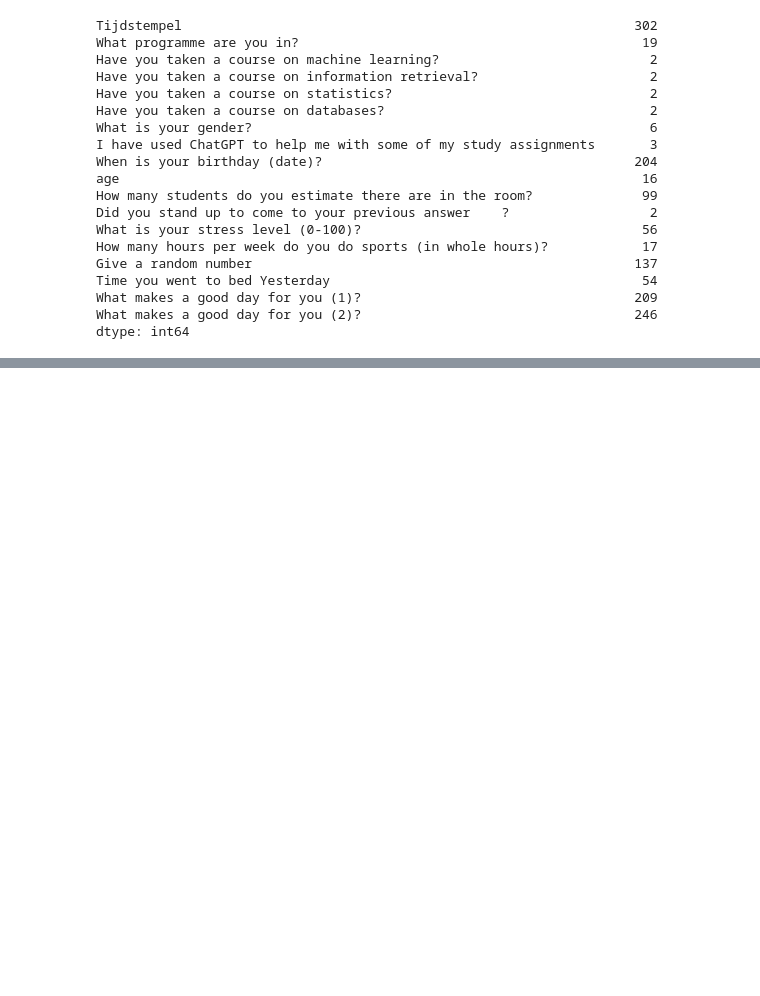
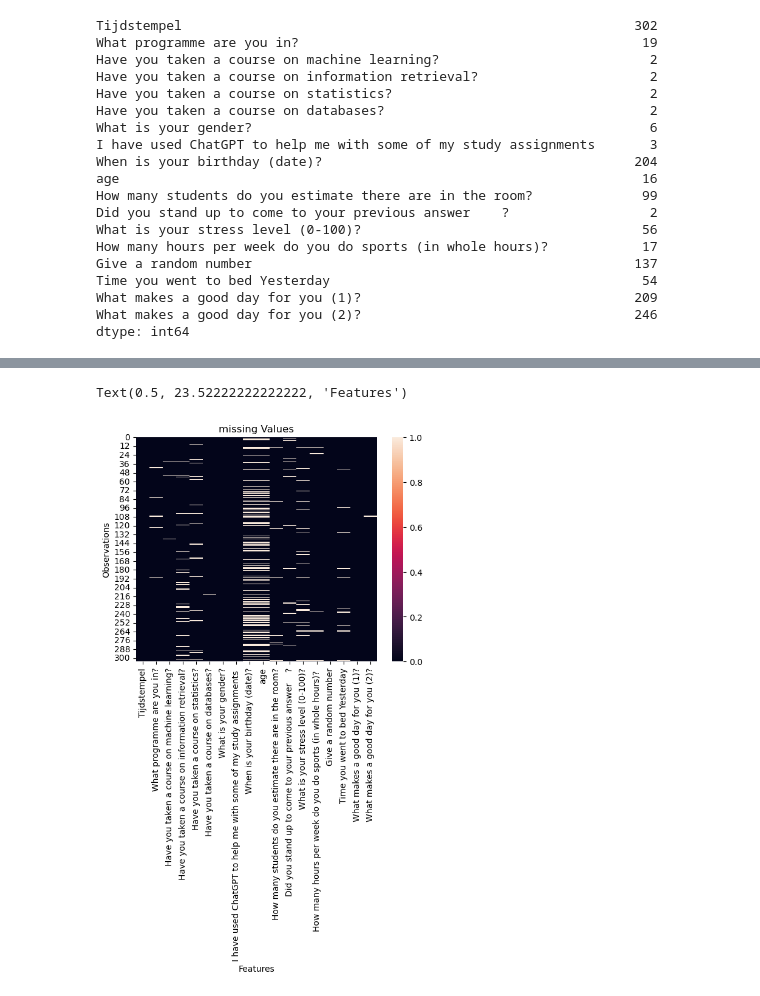
Before and after one commit to Mohammed-majeed/DMT_VU, a Jupyter notebook: DMT_Assignment_1.ipynb, the cells around one changed output, grey strips where cells are left out. Drawn from its saved outputs; the diff is of its cells as text; code cells hidden in the pictures; blank space fills up the shorter version.

```diff
--- a/DMT_Assignment_1.ipynb
+++ b/DMT_Assignment_1.ipynb
@@ -426,0 +441,8 @@ df.to_csv('new_data_fill_missing_with_previous_row.csv', index=False)
+# %%
+plt = sns.heatmap(df.isnull())
+plt.set_title('missing Values')
+plt.set_ylabel('Observations')
+plt.set_xlabel('Features')
+# %% [output]
+Text(0.5, 23.52222222222222, 'Features')
+[figure, added]
```
Also changed, not shown: parts of 27 cells of this notebook.
